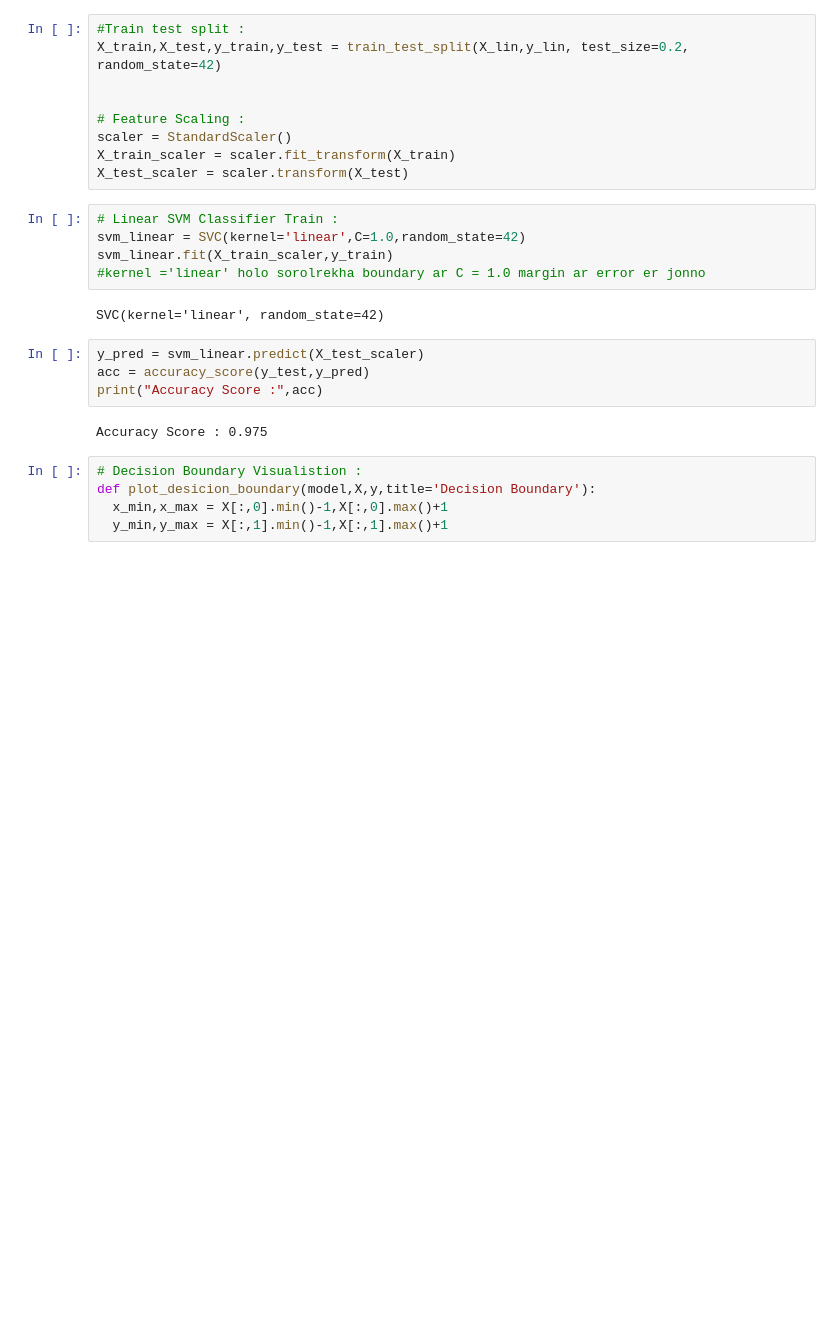
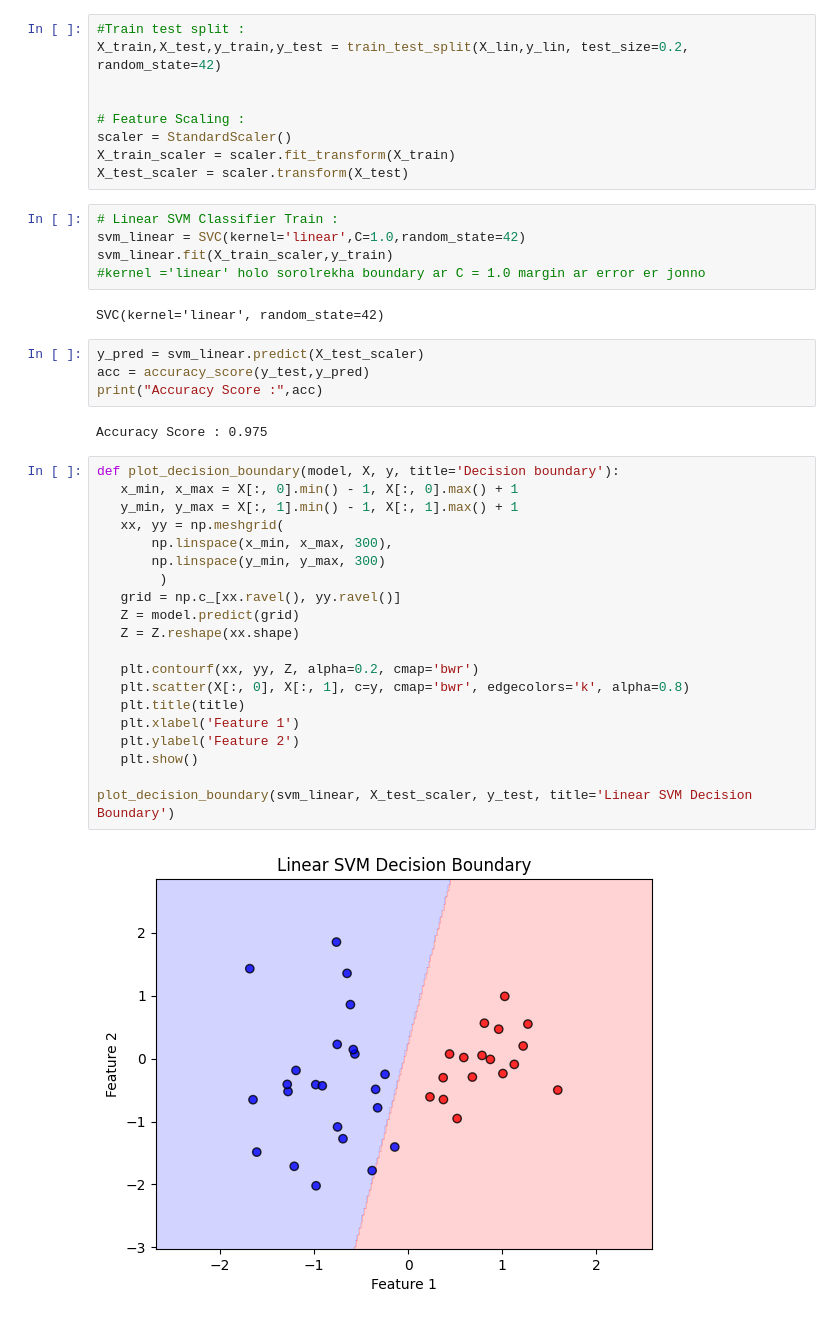
Before and after one commit to sonjoy1s/ML, a Jupyter notebook: Module15Review.ipynb, the cells around one changed output. Saved outputs shown, nothing was run; the diff lists cells and outputs as text; blank space fills up the shorter version.

```diff
--- a/Module15Review.ipynb
+++ b/Module15Review.ipynb
@@ -56,8 +56,25 @@ acc = accuracy_score(y_test,y_pred)
 print("Accuracy Score :",acc)
 # %% [output]
 Accuracy Score : 0.975
-# %%
-# Decision Boundary Visualistion :
-def plot_desicion_boundary(model,X,y,title='Decision Boundary'):
-  x_min,x_max = X[:,0].min()-1,X[:,0].max()+1
-  y_min,y_max = X[:,1].min()-1,X[:,1].max()+1
+# %%
+def plot_decision_boundary(model, X, y, title='Decision boundary'):
+   x_min, x_max = X[:, 0].min() - 1, X[:, 0].max() + 1
+   y_min, y_max = X[:, 1].min() - 1, X[:, 1].max() + 1
+   xx, yy = np.meshgrid(
+       np.linspace(x_min, x_max, 300),
+       np.linspace(y_min, y_max, 300)
+        )
+   grid = np.c_[xx.ravel(), yy.ravel()]
+   Z = model.predict(grid)
+   Z = Z.reshape(xx.shape)
+
+   plt.contourf(xx, yy, Z, alpha=0.2, cmap='bwr')
+   plt.scatter(X[:, 0], X[:, 1], c=y, cmap='bwr', edgecolors='k', alpha=0.8)
+   plt.title(title)
+   plt.xlabel('Feature 1')
+   plt.ylabel('Feature 2')
+   plt.show()
+
+plot_decision_boundary(svm_linear, X_test_scaler, y_test, title='Linear SVM Decision Boundary')
+# %% [output]
+[figure, added]
```
Also changed, not shown: parts of 1 cell of this notebook.
